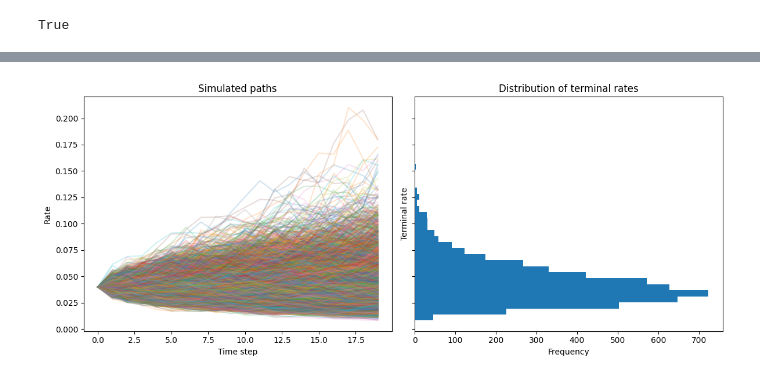
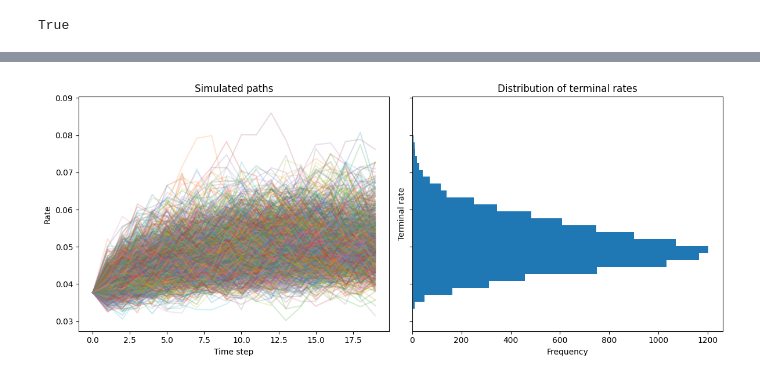
Before and after one commit to leo-megliola/swaptions, a Jupyter notebook: SWAPTION_MODEL.ipynb, the cells around one changed output, grey strips where cells are left out. Cells and saved outputs as stored; diff of their text form; code cells hidden in the pictures.

```diff
--- a/SWAPTION_MODEL.ipynb
+++ b/SWAPTION_MODEL.ipynb
@@ -213,9 +213,9 @@ At the most basic level, to genorate forward rates paths we need a rule by which
 $$r_{n+1}=r_nY=r_ne^{vol*X}, \quad X\sim\mathcal{N}(\mu=0,\sigma^2=1)$$
 # %%
 #taking a single step using the above rule with starting rate of 4% and vol=0.1
-S0 = 0.04
+r0 = 0.04
 vol = 0.10
 
-S = S0 * np.exp(vol * np.random.randn())
-print(S)
+r = r0 * np.exp(vol * np.random.randn())
+print(r)
 # %% [output]
@@ -223,19 +225,24 @@ print(S)
 # %%
-def plot(f, S0 = 0.04, vol = 0.10, term = 5*4, fwds = None, alpha = 0.0, n = 1000):
+#genorate a single path from: rule (function), init rate, params (dict, requirements free to vary by rule), term (#of quarters)
+def generate_fwd_path(f, r0, params, term = 5*4):
+  r = r0
+  fwd_rates = []
+  for i in range(term):
+    fwd_rates.append(r)
+    r = f(r, params, i)
+  return fwd_rates
+
+#plot n simulated rates paths next to resulting distrabution of terminal rate values
+def plot(f, r0, params, n = 10000):
   t = []
-  if fwds is None:
-    fwds = np.zeros(term)
 
   fig, (ax1, ax2) = plt.subplots(1, 2, figsize=(12, 5), sharey=True)
 
-  for i in range(n):
-    S = S0
-    fwd_rates = []
-    for j in range(term):
-      fwd_rates.append(S)
-      S = f(S, vol, fwds[j], alpha)
+  for i in range(n): #genorate n paths
+    fwd_rates = generate_fwd_path(f, r0, params)
     t.append(fwd_rates[-1])
-    ax1.plot(fwd_rates, alpha = 0.20)
+    if not i%10: #drawing paths takes longer than genorating them
+      ax1.plot(fwd_rates, alpha = 0.20)
 
   ax1.set_title("Simulated paths")
   ax1.set_xlabel("Time step")
@@ -251,6 +272,11 @@ def plot(f, S0 = 0.04, vol = 0.10, term = 5*4, fwds = None, alpha = 0.0, n = 100
 # %%
-simple = lambda S, vol, fwds, alpha : S * np.exp(vol * np.random.randn())
+def simple_mr(r, params, i):
+  r_next = r * np.exp(params['vol'] * np.random.randn())
+  r_next -= params['alpha'] * (r_next - params['fwds'][i])
+  return r_next
 
-plot(simple, n=5000) #turn up number of paths so hist shows clear log-normal distrabution
+forward_curve = np.ones(5*4) * 0.05
+
+plot(simple_mr, UST_spot_CC[0], {'vol':0.10, 'fwds':forward_curve, 'alpha':0.2})
 # %% [output]
-[figure, old version]
+[figure, new version]
```
Also changed, not shown: parts of 14 cells of this notebook.
